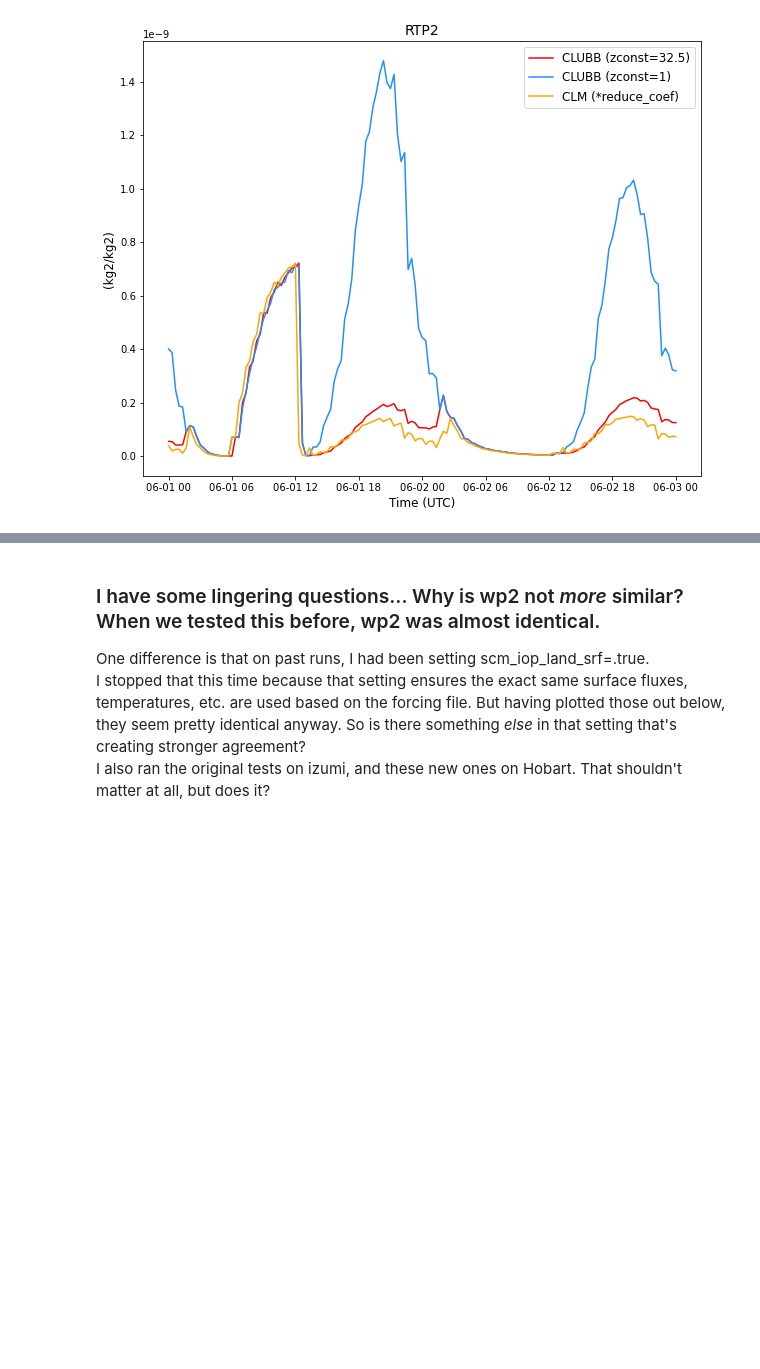
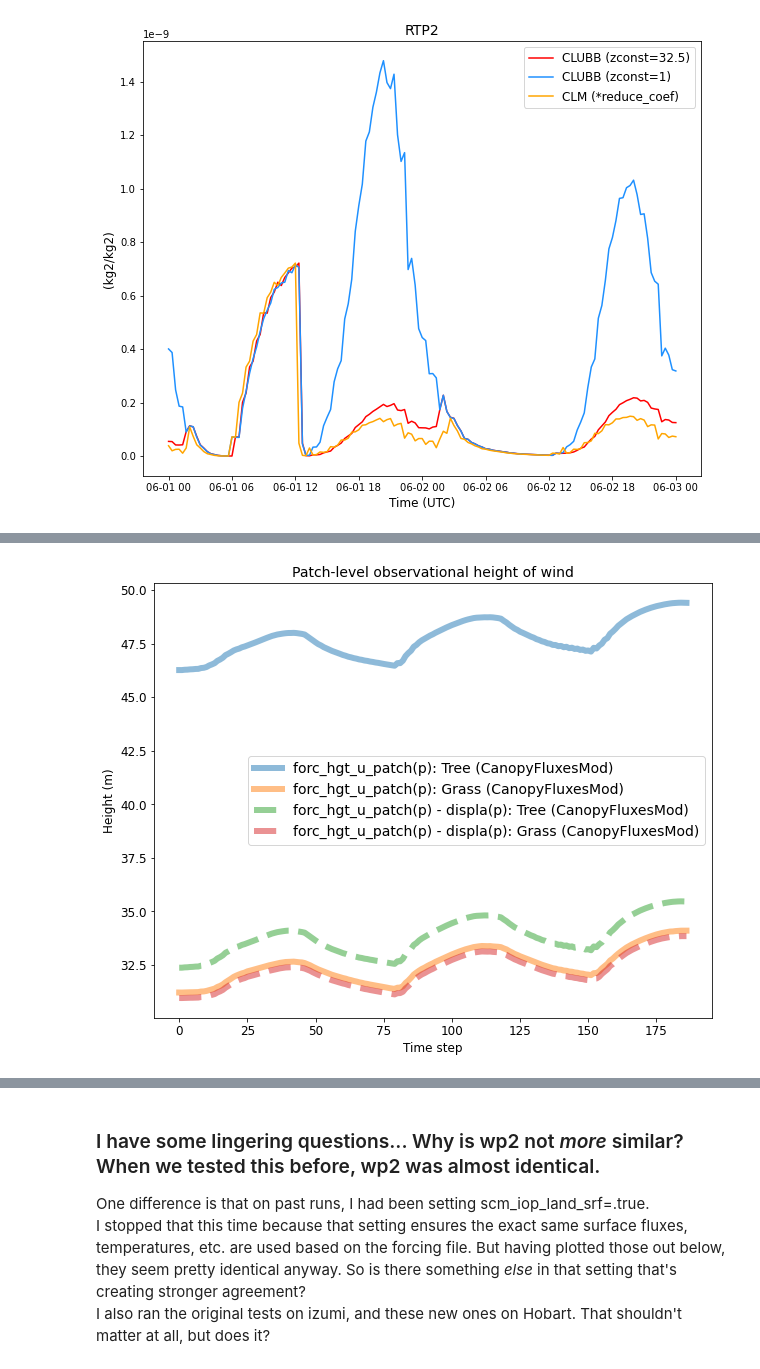
Before and after one commit to megandevlan/CLASP-CESM2_analysis, a Jupyter notebook: ZetaDifferences.ipynb, the cells around one changed output, grey strips where cells are left out. Cells and saved outputs as stored; diff of their text form; code cells hidden in the pictures; blank space fills up the shorter version.

```diff
--- a/ZetaDifferences.ipynb
+++ b/ZetaDifferences.ipynb
@@ -268,0 +610,19 @@ Text(0.5, 0, 'Time (UTC)')
+# %%
+fig, ax1 = plt.subplots(1,1, figsize=(10, 8))
+
+# ax1.plot(forc_hgt_u_p_FluxMod_bare,label='forc_hgt_u_patch(p): Bare (BareGroundFluxesMod)',linewidth=6,alpha=0.5)
+ax1.plot(forc_hgt_u_p_FluxMod_tree,label='forc_hgt_u_patch(p): Tree (CanopyFluxesMod)',linewidth=6,alpha=0.5)
+ax1.plot(forc_hgt_u_p_FluxMod_grass,label='forc_hgt_u_patch(p): Grass (CanopyFluxesMod)',linewidth=6,alpha=0.5)
+
+ax1.plot(forc_hgt_u_p_FluxMod_tree-displa_p_FluxMod_tree,'--',label='forc_hgt_u_patch(p) - displa(p): Tree (CanopyFluxesMod)',linewidth=6,alpha=0.5)
+ax1.plot(forc_hgt_u_p_FluxMod_grass-displa_p_FluxMod_grass,'--',label='forc_hgt_u_patch(p) - displa(p): Grass (CanopyFluxesMod)',linewidth=6,alpha=0.5)
+
+
+
+ax1.legend(fontsize=14)
+ax1.set_title('Patch-level observational height of wind',fontsize=14)
+ax1.set_ylabel('Height (m)',fontsize=12)
+ax1.set_xlabel('Time step',fontsize=12)
+ax1.tick_params(axis='both', which='major', labelsize=12)
+# %% [output]
+[figure, added]
```
Also changed, not shown: parts of 8 cells of this notebook.
